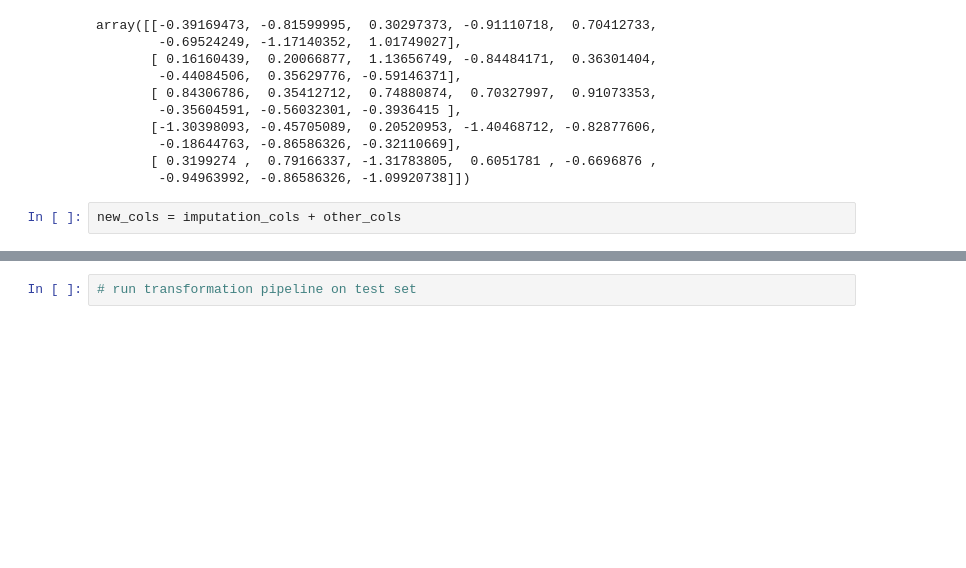
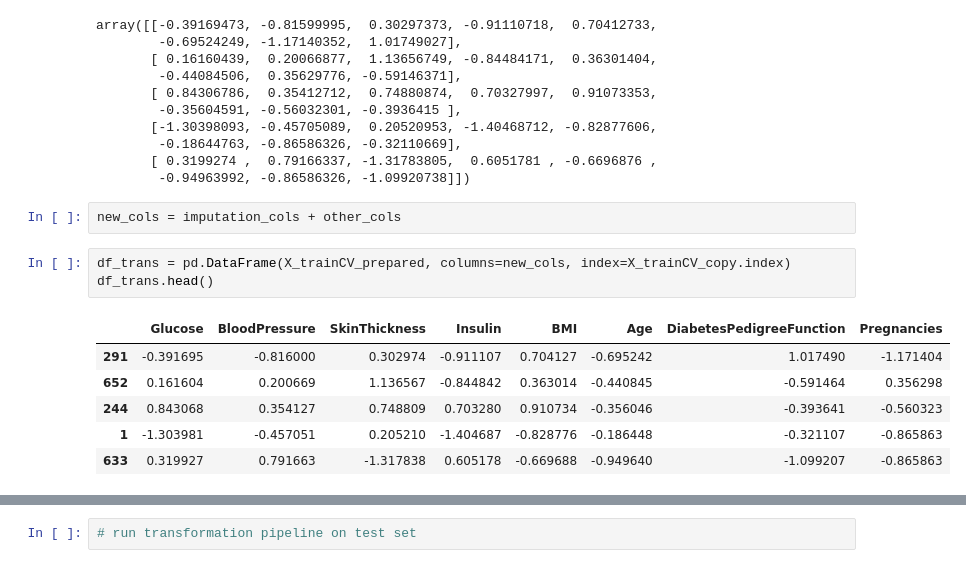
Before and after one commit to Esrem5/PredictDiabetes, a Jupyter notebook: diabetes.ipynb, the cells around one changed output, grey strips where cells are left out. Cells and saved outputs as stored; diff of their text form; blank space fills up the shorter version.

```diff
--- a/diabetes.ipynb
+++ b/diabetes.ipynb
@@ -493,3 +493,13 @@ array([[-0.39169473, -0.81599995,  0.30297373, -0.91110718,  0.70412733,
         -0.94963992, -0.86586326, -1.09920738]])
 # %%
 new_cols = imputation_cols + other_cols
+# %%
+df_trans = pd.DataFrame(X_trainCV_prepared, columns=new_cols, index=X_trainCV_copy.index)
+df_trans.head()
+# %% [output]
+|  | Glucose | BloodPressure | SkinThickness | Insulin | BMI | Age | DiabetesPedigreeFunction | Pregnancies |
+| 291 | -0.391695 | -0.816000 | 0.302974 | -0.911107 | 0.704127 | -0.695242 | 1.017490 | -1.171404 |
+| 652 | 0.161604 | 0.200669 | 1.136567 | -0.844842 | 0.363014 | -0.440845 | -0.591464 | 0.356298 |
+| 244 | 0.843068 | 0.354127 | 0.748809 | 0.703280 | 0.910734 | -0.356046 | -0.393641 | -0.560323 |
+| 1 | -1.303981 | -0.457051 | 0.205210 | -1.404687 | -0.828776 | -0.186448 | -0.321107 | -0.865863 |
+| 633 | 0.319927 | 0.791663 | -1.317838 | 0.605178 | -0.669688 | -0.949640 | -1.099207 | -0.865863 |
```
Also changed, not shown: parts of 4 cells of this notebook, 1 other file.
